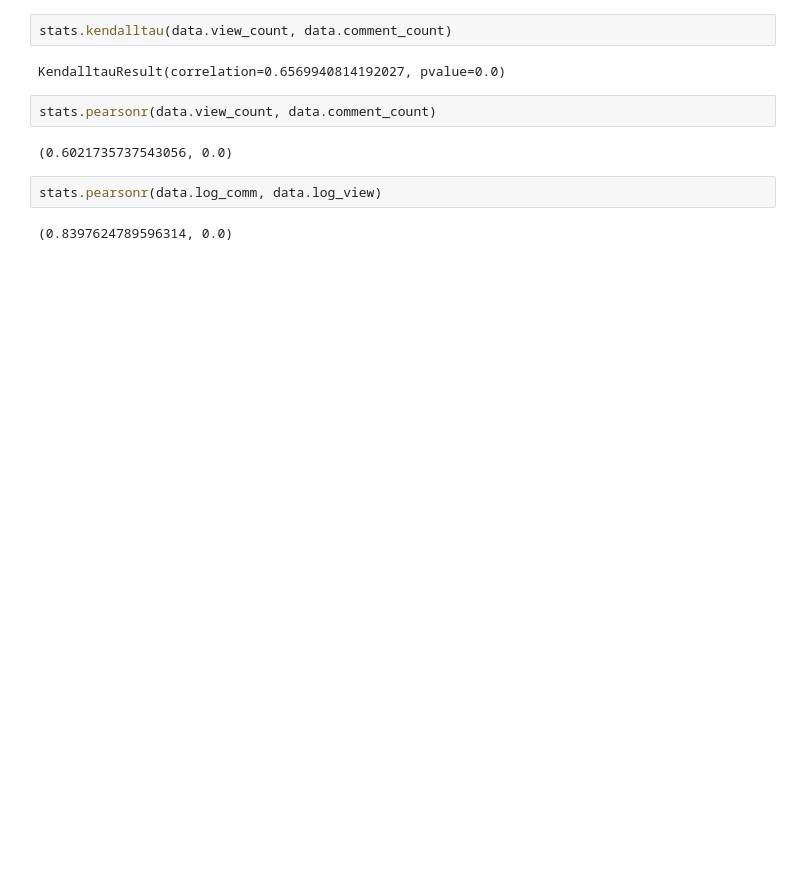
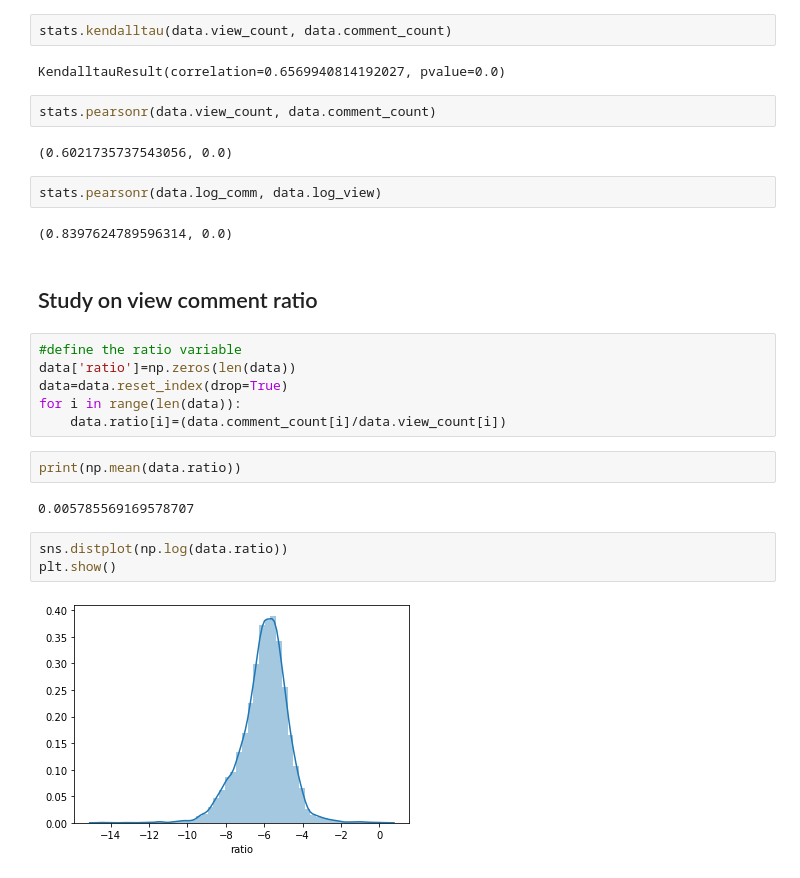
Before and after one commit to giulianosoced/YouTube-virus-NLP, a Jupyter notebook: Tesi_analisi.ipynb, the cells around one changed output. Cells and saved outputs as stored; diff of their text form; blank space fills up the shorter version.

```diff
--- a/Tesi_analisi.ipynb
+++ b/Tesi_analisi.ipynb
@@ -962,3 +903,20 @@ stats.pearsonr(data.view_count, data.comment_count)
 stats.pearsonr(data.log_comm, data.log_view)
 # %% [output]
 (0.8397624789596314, 0.0)
+# %% [markdown]
+## Study on view comment ratio
+# %%
+#define the ratio variable
+data['ratio']=np.zeros(len(data))
+data=data.reset_index(drop=True)
+for i in range(len(data)):
+    data.ratio[i]=(data.comment_count[i]/data.view_count[i])
+# %%
+print(np.mean(data.ratio))
+# %% [output]
+0.005785569169578707
+# %%
+sns.distplot(np.log(data.ratio))
+plt.show()
+# %% [output]
+[figure, added]
```
Also changed, not shown: parts of 35 cells of this notebook.
